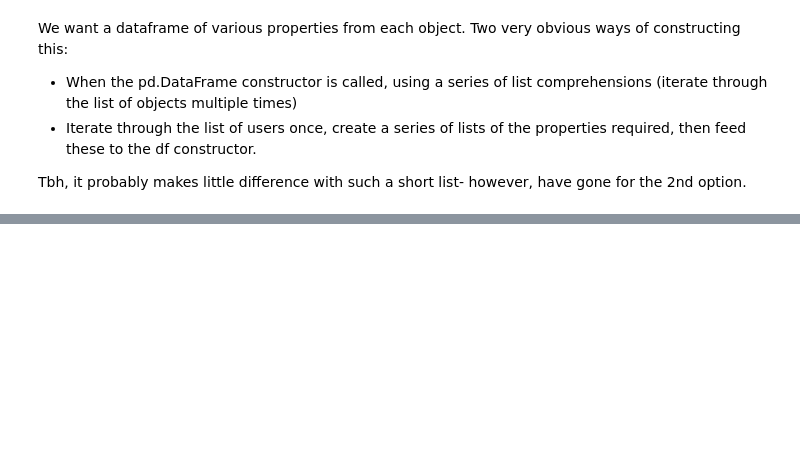
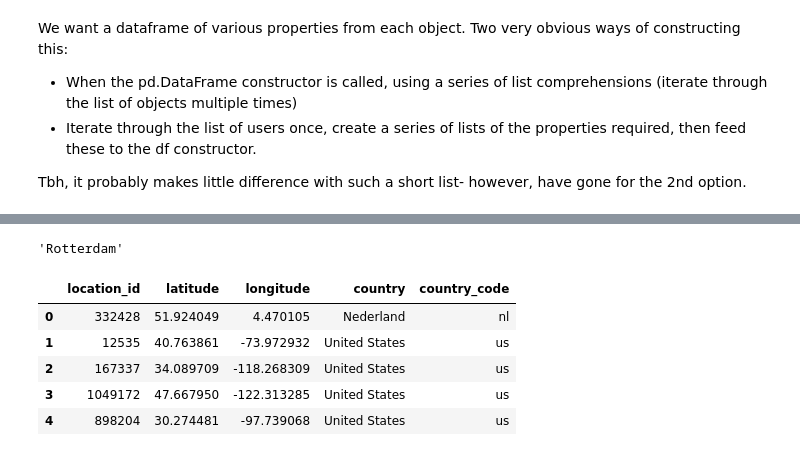
Before and after one commit to al-vincent/gcp-gowalla, a Jupyter notebook: data/process_checkins_csv.ipynb, the cells around one changed output, grey strips where cells are left out. Drawn from its saved outputs; the diff is of its cells as text; code cells hidden in the pictures; blank space fills up the shorter version.

```diff
--- a/data/process_checkins_csv.ipynb
+++ b/data/process_checkins_csv.ipynb
@@ -174,0 +190,2 @@ users_df.head()
+# %%
+geolocator = Nominatim(user_agent="gcp-testing")
@@ -174,0 +194,11 @@ users_df.head()
+# %%
+lat_lons = df_sample[["latitude","longitude"]].to_dict("records")
+locs = []
+for i, row in enumerate(lat_lons):
+    try:
+        locs.append(geolocator.reverse((row["latitude"], row["longitude"])))
+        if i % 100 == 0:
+            print(f"Row {i} complete")
+        sleep(1)
+    except Exception as err:
+        print(f"{err}, row {i}")
@@ -174,0 +245,32 @@ users_df.head()
+# %%
+locs[0].raw["address"]["city"]
+# %% [output]
+'Rotterdam'
+# %%
+country, country_code = [], []
+for loc in locs:
+    try:
+        country.append(loc.raw["address"]["country"])
+    except Exception as err:
+        if loc.raw["address"]["country_code"] == "pl":
+            country.append("Poland")
+        else:
+            print(f"No country. Raw address:\n{loc.raw['address']}")
+    country_code.append(loc.raw["address"]["country_code"])
+
+locations_df = pd.DataFrame({
+    "location_id": df_sample["location_id"].tolist(),
+    "latitude": df_sample["latitude"].tolist(),
+    "longitude": df_sample["longitude"].tolist(),
+    "country": country,
+    "country_code": country_code
+})
+
+locations_df.head()
+# %% [output]
+|  | location_id | latitude | longitude | country | country_code |
+| 0 | 332428 | 51.924049 | 4.470105 | Nederland | nl |
+| 1 | 12535 | 40.763861 | -73.972932 | United States | us |
+| 2 | 167337 | 34.089709 | -118.268309 | United States | us |
+| 3 | 1049172 | 47.667950 | -122.313285 | United States | us |
+| 4 | 898204 | 30.274481 | -97.739068 | United States | us |
```
Also changed, not shown: parts of 18 cells of this notebook, 3 other files.
